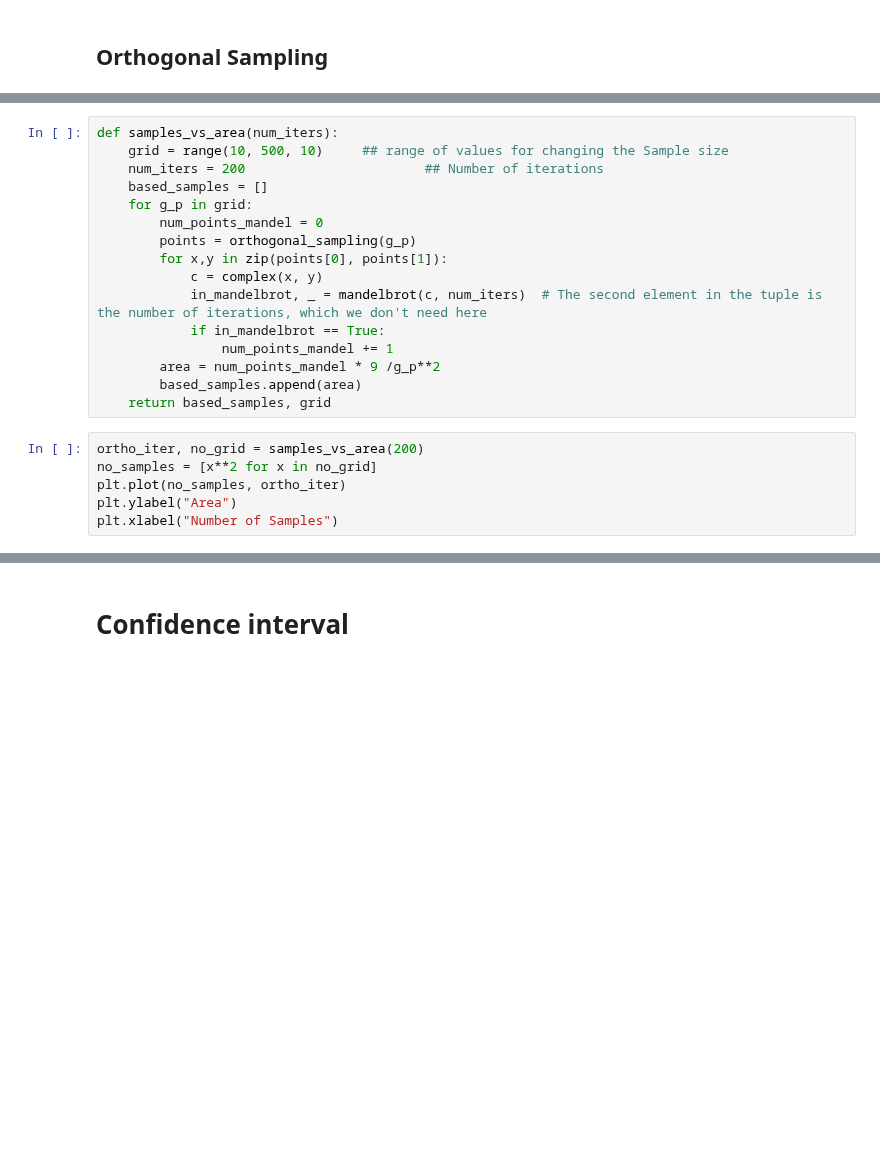
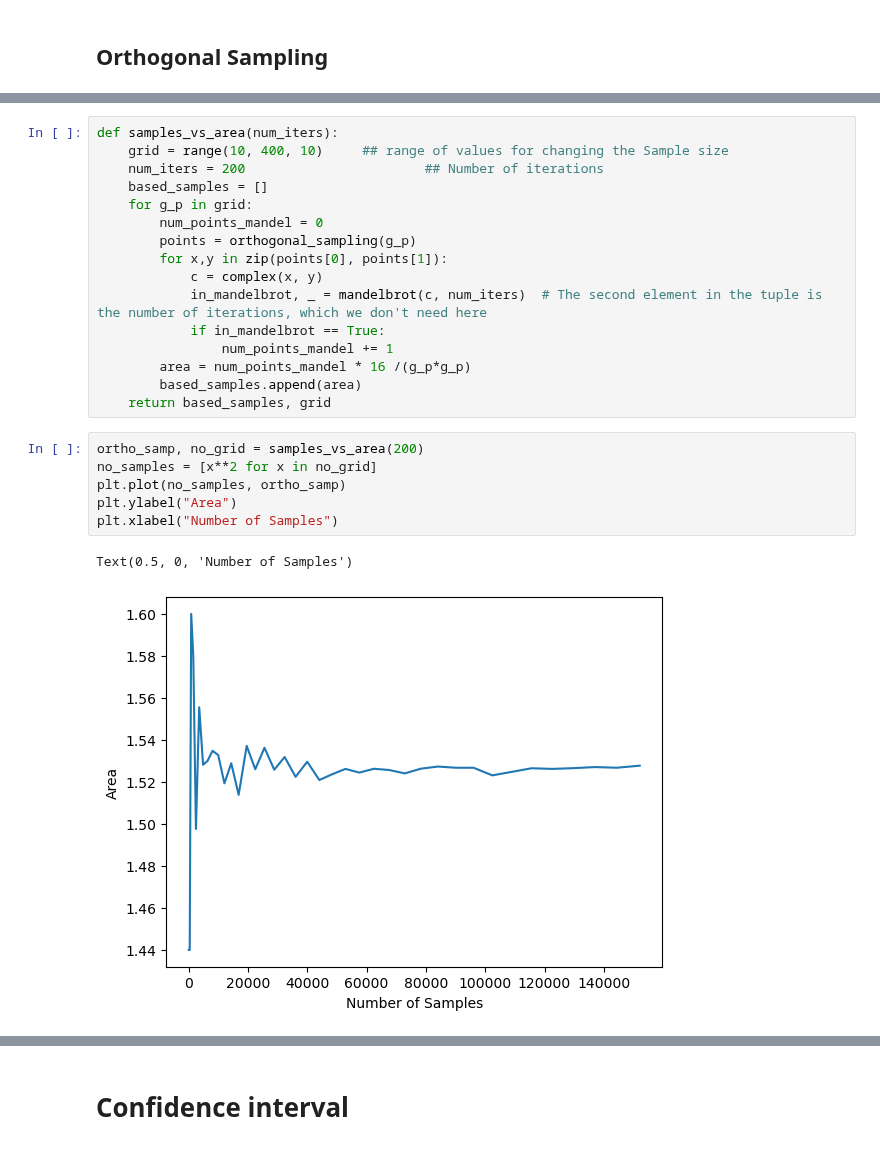
Before and after one commit to KeniaLS/Stoc_Sim_Assignment1, a Jupyter notebook: SS_Kenia_Divya_Assignment1.ipynb, the cells around one changed output, grey strips where cells are left out. Drawn from its saved outputs; the diff is of its cells as text; blank space fills up the shorter version.

```diff
--- a/SS_Kenia_Divya_Assignment1.ipynb
+++ b/SS_Kenia_Divya_Assignment1.ipynb
@@ -426,6 +429,6 @@ plt.xlabel("Number of Iterations")
 # %%
 def samples_vs_area(num_iters):
-    grid = range(10, 500, 10)     ## range of values for changing the Sample size
+    grid = range(10, 400, 10)     ## range of values for changing the Sample size
     num_iters = 200                       ## Number of iterations
     based_samples = []
     for g_p in grid:
@@ -436,12 +439,15 @@ def samples_vs_area(num_iters):
             in_mandelbrot, _ = mandelbrot(c, num_iters)  # The second element in the tuple is the number of iterations, which we don't need here
             if in_mandelbrot == True:
                 num_points_mandel += 1
-        area = num_points_mandel * 9 /g_p**2
+        area = num_points_mandel * 16 /(g_p*g_p)
         based_samples.append(area)
     return based_samples, grid
 # %%
-ortho_iter, no_grid = samples_vs_area(200)
+ortho_samp, no_grid = samples_vs_area(200)
 no_samples = [x**2 for x in no_grid]
-plt.plot(no_samples, ortho_iter)
+plt.plot(no_samples, ortho_samp)
 plt.ylabel("Area")
 plt.xlabel("Number of Samples")
+# %% [output]
+Text(0.5, 0, 'Number of Samples')
+[figure, added]
```
Also changed, not shown: parts of 12 cells of this notebook, 1 other file.
